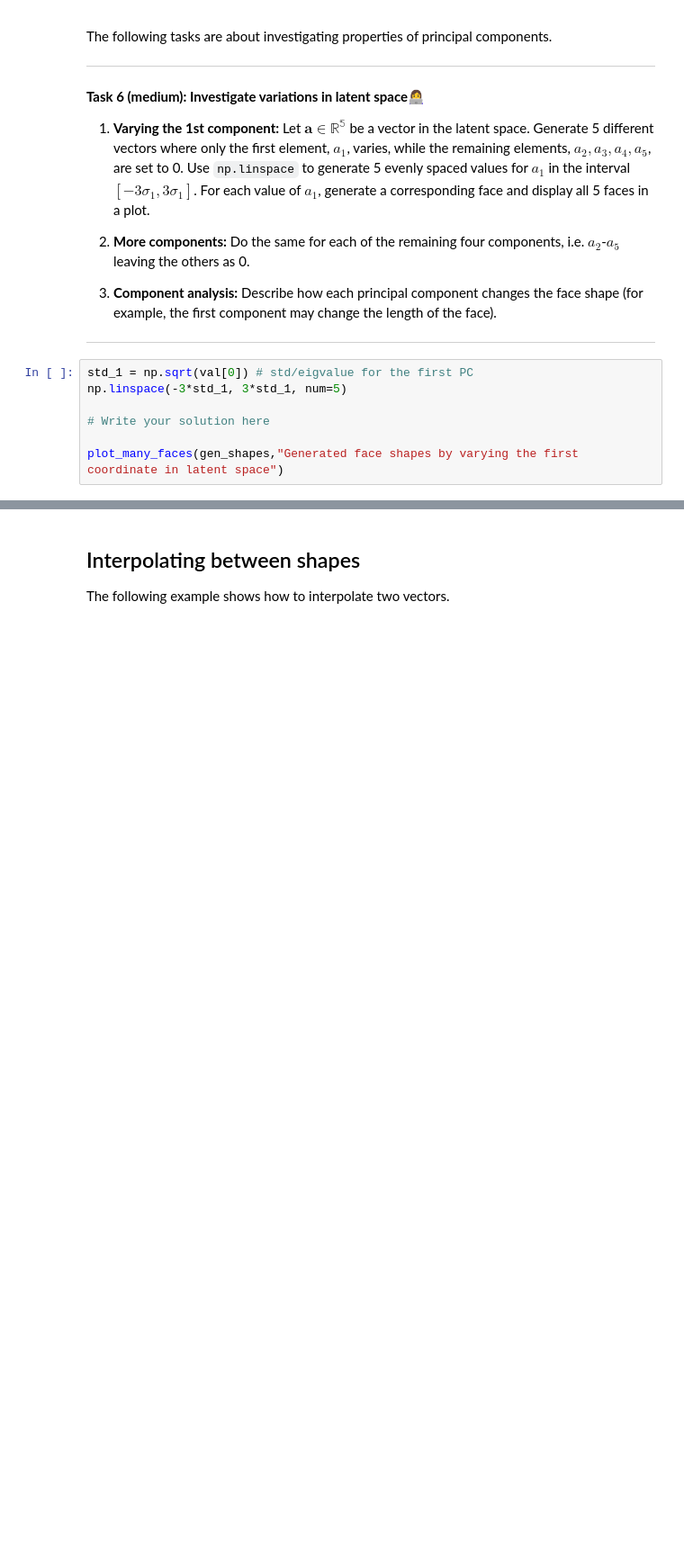
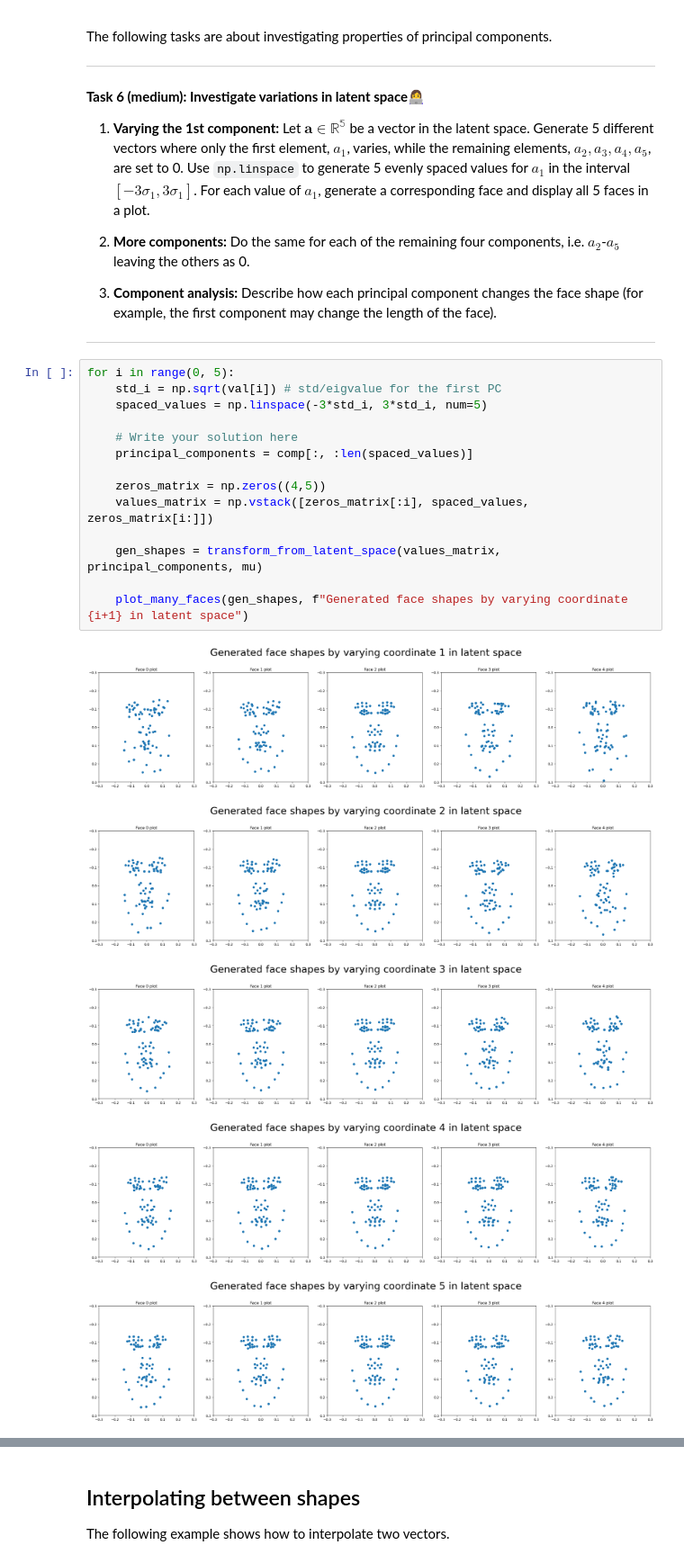
Before and after one commit to davidfeldner/iml-assignment-2, a Jupyter notebook: 02-shape_generation.ipynb, the cells around one changed output, grey strips where cells are left out. Shown at 90% size. Saved outputs shown, nothing was run; the diff lists cells and outputs as text; blank space fills up the shorter version.

```diff
--- a/02-shape_generation.ipynb
+++ b/02-shape_generation.ipynb
@@ -363,11 +380,24 @@ The following tasks are about investigating properties of principal components.
 
 ---
 # %%
-std_1 = np.sqrt(val[0]) # std/eigvalue for the first PC
-np.linspace(-3*std_1, 3*std_1, num=5)
+for i in range(0, 5):
+    std_i = np.sqrt(val[i]) # std/eigvalue for the first PC
+    spaced_values = np.linspace(-3*std_i, 3*std_i, num=5)
 
-# Write your solution here
+    # Write your solution here
+    principal_components = comp[:, :len(spaced_values)]
 
-plot_many_faces(gen_shapes,"Generated face shapes by varying the first coordinate in latent space")
+    zeros_matrix = np.zeros((4,5))
+    values_matrix = np.vstack([zeros_matrix[:i], spaced_values, zeros_matrix[i:]])
+
+    gen_shapes = transform_from_latent_space(values_matrix, principal_components, mu)
+
+    plot_many_faces(gen_shapes, f"Generated face shapes by varying coordinate {i+1} in latent space")
+# %% [output]
+[figure, added]
+[figure, added]
+[figure, added]
+[figure, added]
+[figure, added]
 # %%
 # Write your reflections here
```
Also changed, not shown: parts of 6 cells of this notebook.
